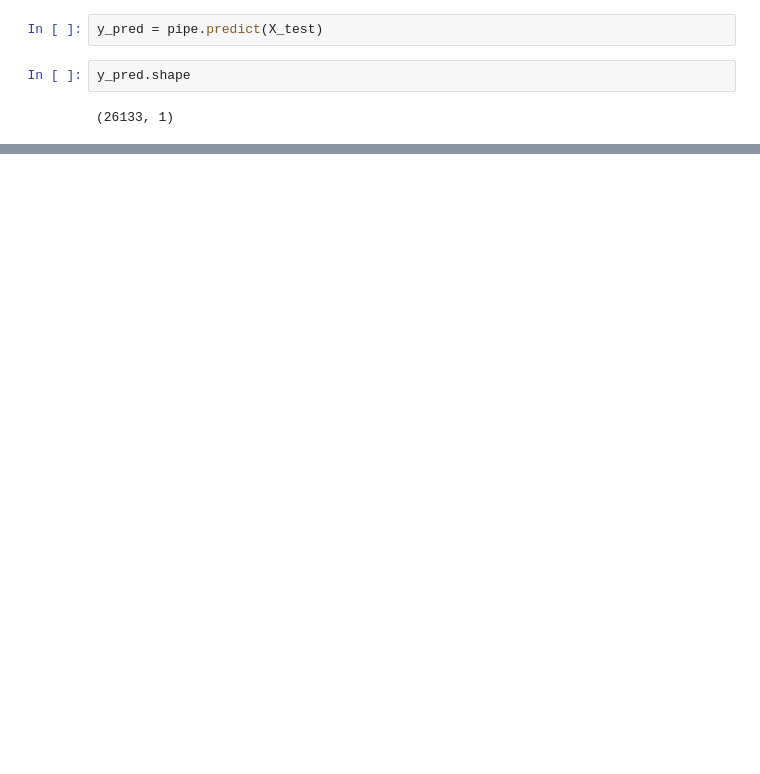
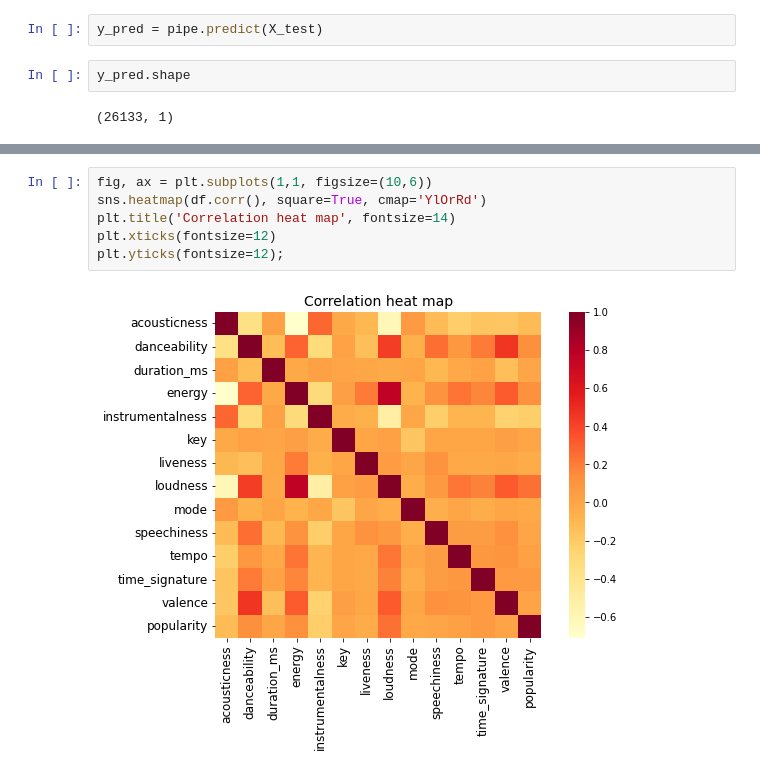
Before and after one commit to PierreCeraH/pierrepacks, a Jupyter notebook: Spotify/spotify_1.ipynb, the cells around one changed output, grey strips where cells are left out. Saved outputs shown, nothing was run; the diff lists cells and outputs as text; blank space fills up the shorter version.

```diff
--- a/Spotify/spotify_1.ipynb
+++ b/Spotify/spotify_1.ipynb
@@ -287,0 +317,8 @@ Root Mean Square Error:
+# %%
+fig, ax = plt.subplots(1,1, figsize=(10,6))
+sns.heatmap(df.corr(), square=True, cmap='YlOrRd')
+plt.title('Correlation heat map', fontsize=14)
+plt.xticks(fontsize=12)
+plt.yticks(fontsize=12);
+# %% [output]
+[figure, added]
```
Also changed, not shown: parts of 47 cells of this notebook.
